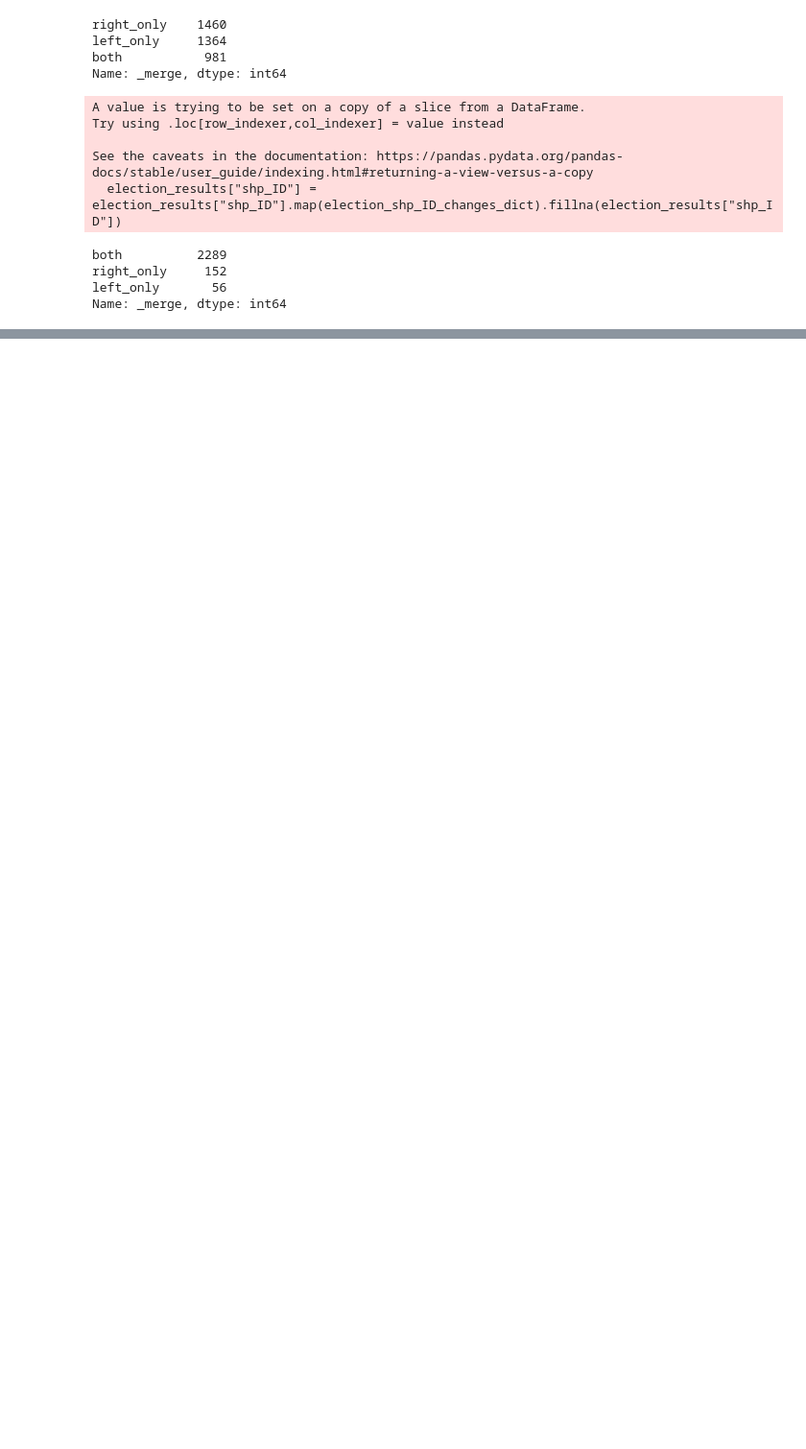
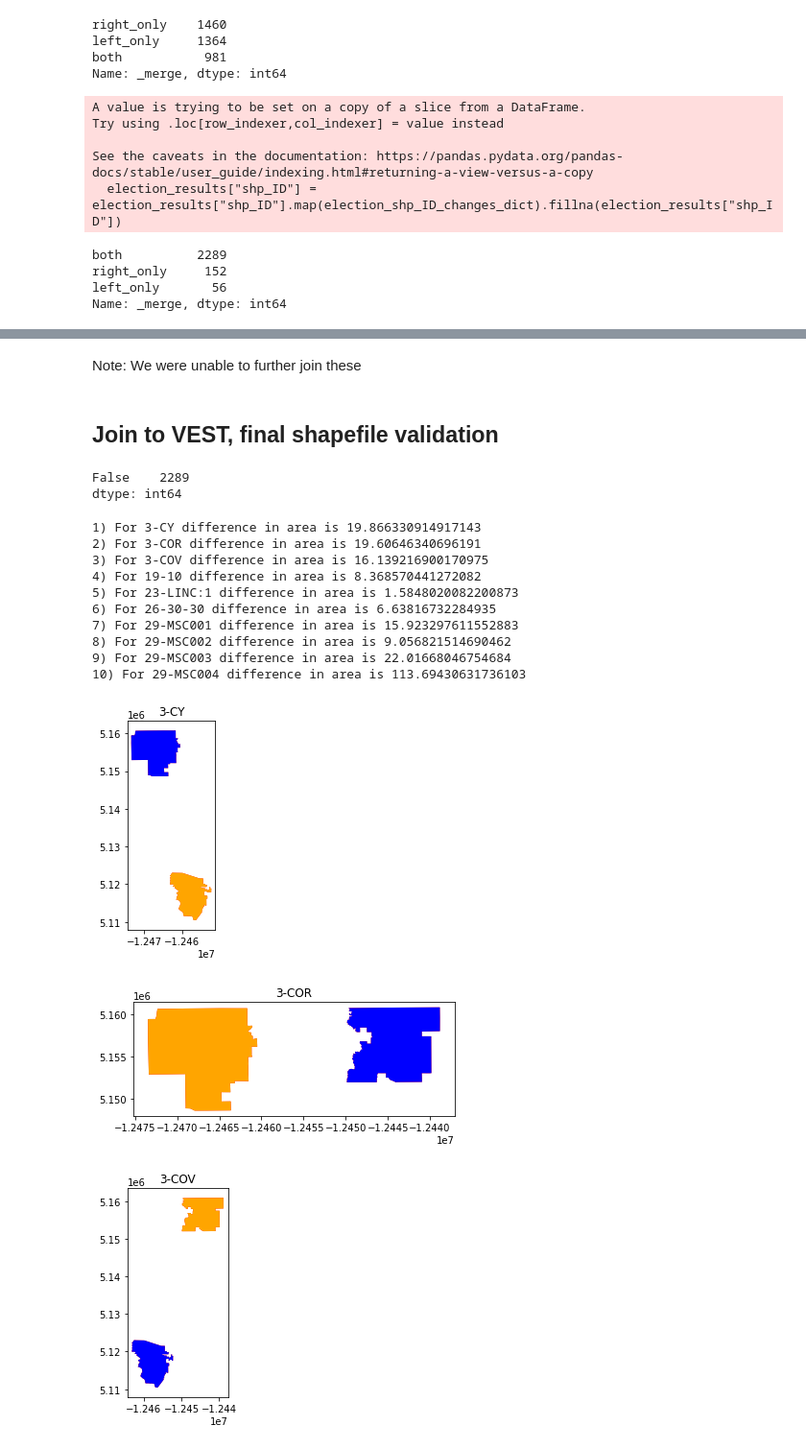
Before and after one commit to nonpartisan-redistricting-datahub/pdv-ut, a Jupyter notebook: vest-ut-2020/vest-ut-2020-validation.ipynb, the cells around one changed output, grey strips where cells are left out. Shown: that part at 96% size. Saved outputs shown, nothing was run; the diff lists cells and outputs as text; code cells hidden in the pictures; blank space fills up the shorter version.

```diff
--- a/vest-ut-2020/vest-ut-2020-validation.ipynb
+++ b/vest-ut-2020/vest-ut-2020-validation.ipynb
@@ -434,4 +341,0 @@ county_id_dict ={1: 'Beaver',
-# %%
-county_id_dict_2 = {}
-for val in county_id_dict:
-    county_id_dict_2[county_id_dict[val]]=val
@@ -458,2 +342,2 @@ county_id_dict_2
 # %%
-election_results_pivot["CountyID"] = election_results_pivot["county"].map(county_id_dict_2)
+election_results_pivot["CountyID"] = election_results_pivot["county"].map(county_id_dict)
@@ -1419,0 +1256,60 @@ source_join_two[(source_join_two["_merge"]=="both")&(source_join_two["county"]==
+# %% [markdown]
+Note: We were unable to further join these
+# %% [markdown]
+## Join to VEST, final shapefile validation
+# %%
+final_merge = pd.merge(vest_ut_20,source_join_two[(source_join_two["_merge"]=="both")],how="outer",on="unique_ID",indicator="final_merge")
+# %%
+both = final_merge[final_merge["final_merge"]=="both"]
+both.reset_index(inplace=True,drop=True)
+vest_geoms = gp.GeoDataFrame(both,geometry="geometry_x",crs=vest_ut_20.crs)
+source_geoms = gp.GeoDataFrame(both,geometry="geometry_y",crs=vest_ut_20.crs)
+source_geoms = source_geoms.to_crs(3857)
+vest_geoms = vest_geoms.to_crs(3857)
+source_geoms["geometry_x"]=source_geoms.buffer(0)
+vest_geoms["geometry_y"]=vest_geoms.buffer(0)
+vals = source_geoms.geom_almost_equals(vest_geoms,decimal=0)
+print(vals.value_counts())
+# %% [output]
+False    2289
+dtype: int64
+# %%
+count = 0
+area_list = []
+big_diff = pd.DataFrame(columns=["area"])
+for i in range(0,len(source_geoms)):
+    diff = source_geoms.iloc[[i]].symmetric_difference(vest_geoms.iloc[[i]])
+    intersection = source_geoms.iloc[[i]].intersection(vest_geoms.iloc[[i]])
+    area = float(diff.area/10e6)
+    area_list.append(area)
+    #print("Area is " + str(area))
+    if (area > 1):
+        count += 1
+        name = source_geoms.at[i,"shp_ID"]
+        big_diff.loc[name]=area
+        print(str(count)+") For " + name + " difference in area is " + str(area))
+        if (intersection.iloc[0].is_empty):
+            base = diff.plot(color="red")
+            source_geoms.iloc[[i]].plot(color="orange",ax=base)
+            vest_geoms.iloc[[i]].plot(color="blue",ax=base)
+            base.set_title(name)
+        else:
+            base = diff.plot(color="red")
+            source_geoms.iloc[[i]].plot(color="orange",ax=base)
+            vest_geoms.iloc[[i]].plot(color="blue",ax=base)
+            intersection.plot(color="green",ax=base)
+            base.set_title(name)
+# %% [output]
+1) For 3-CY difference in area is 19.866330914917143
+2) For 3-COR difference in area is 19.60646340696191
+3) For 3-COV difference in area is 16.139216900170975
+4) For 19-10 difference in area is 8.368570441272082
+5) For 23-LINC:1 difference in area is 1.5848020082200873
+6) For 26-30-30 difference in area is 6.63816732284935
+7) For 29-MSC001 difference in area is 15.923297611552883
+8) For 29-MSC002 difference in area is 9.056821514690462
+9) For 29-MSC003 difference in area is 22.01668046754684
+10) For 29-MSC004 difference in area is 113.69430631736103
+[figure, added]
+[figure, added]
+[figure, added]
```
Also changed, not shown: parts of 79 cells of this notebook.
